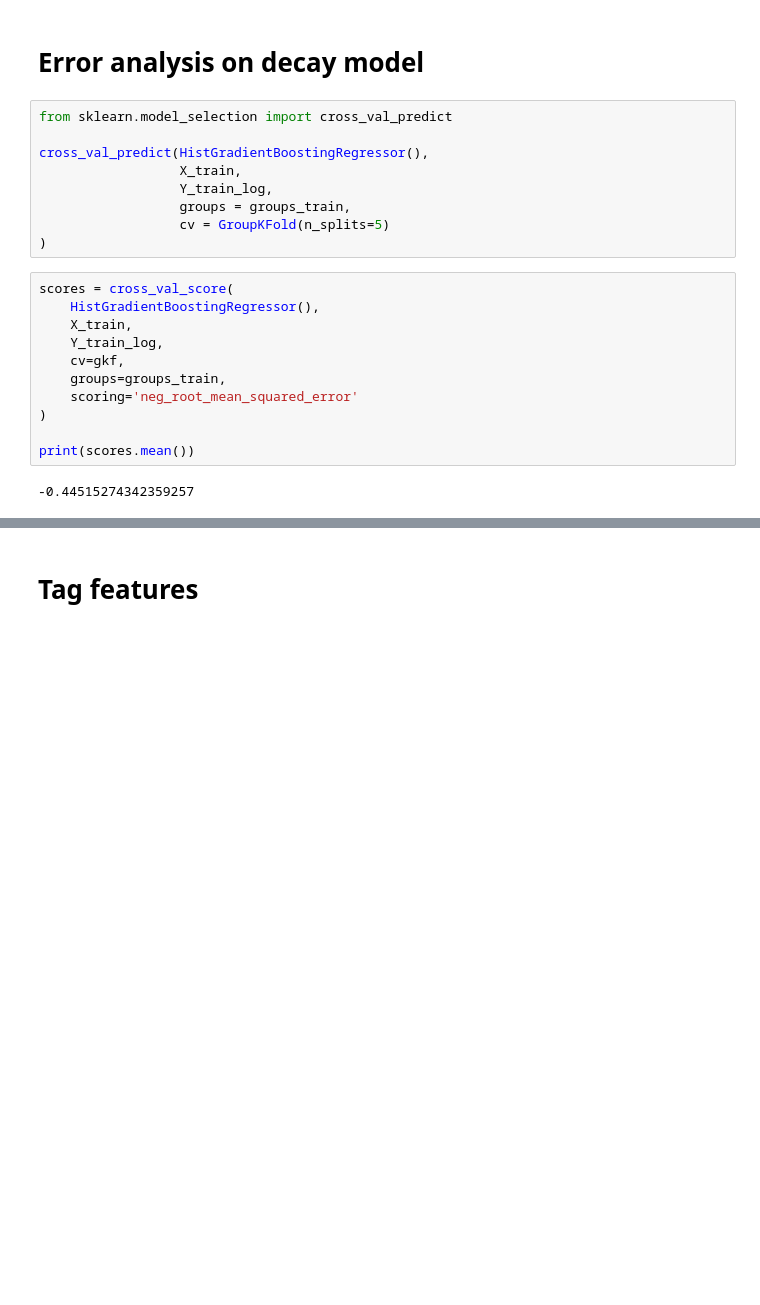
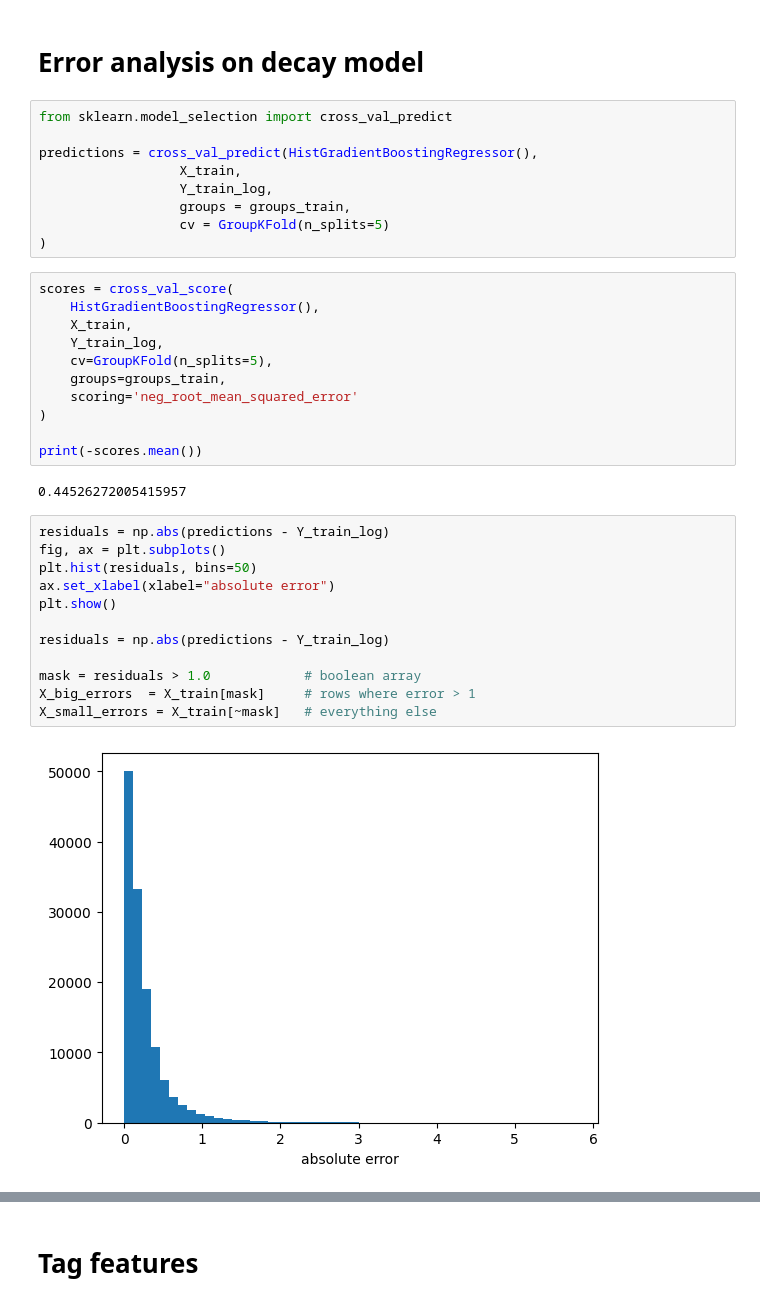
Before and after one commit to su-jai/player_forecasting, a Jupyter notebook: notebooks/data_engineering.ipynb, the cells around one changed output, grey strips where cells are left out. Cells and saved outputs as stored; diff of their text form; blank space fills up the shorter version.

```diff
--- a/notebooks/data_engineering.ipynb
+++ b/notebooks/data_engineering.ipynb
@@ -1099,7 +1099,7 @@ No significant change in the error.
 # %%
 from sklearn.model_selection import cross_val_predict
 
-cross_val_predict(HistGradientBoostingRegressor(),
+predictions = cross_val_predict(HistGradientBoostingRegressor(),
                   X_train,
                   Y_train_log,
                   groups = groups_train,
@@ -1110,11 +1110,25 @@ scores = cross_val_score(
     HistGradientBoostingRegressor(),
     X_train,
     Y_train_log,
-    cv=gkf,
+    cv=GroupKFold(n_splits=5),
     groups=groups_train,
     scoring='neg_root_mean_squared_error'
 )
 
-print(scores.mean())
+print(-scores.mean())
 # %% [output]
--0.44515274342359257
+0.44526272005415957
+# %%
+residuals = np.abs(predictions - Y_train_log)
+fig, ax = plt.subplots()
+plt.hist(residuals, bins=50)
+ax.set_xlabel(xlabel="absolute error")
+plt.show()
+
+residuals = np.abs(predictions - Y_train_log)
+
+mask = residuals > 1.0            # boolean array
+X_big_errors  = X_train[mask]     # rows where error > 1
+X_small_errors = X_train[~mask]   # everything else
+# %% [output]
+[figure, added]
```
Also changed, not shown: parts of 5 cells of this notebook.
